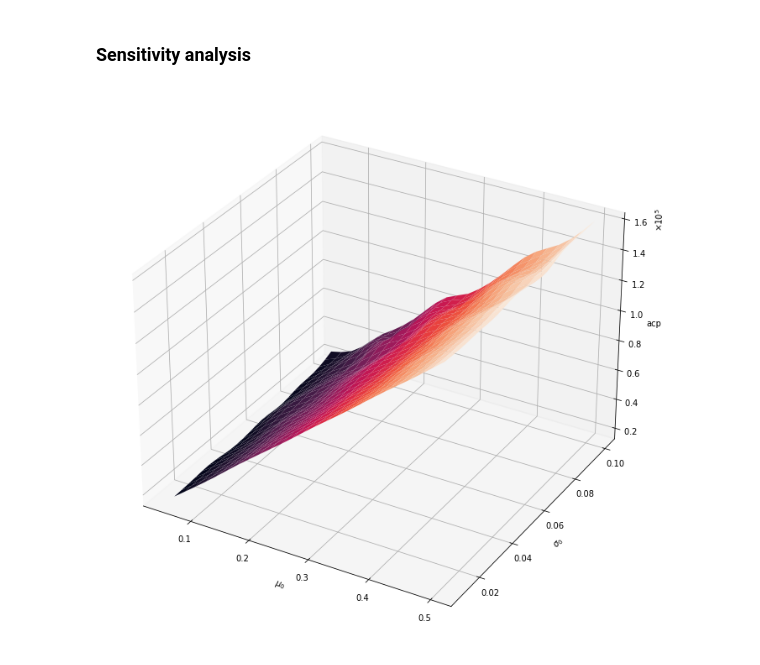
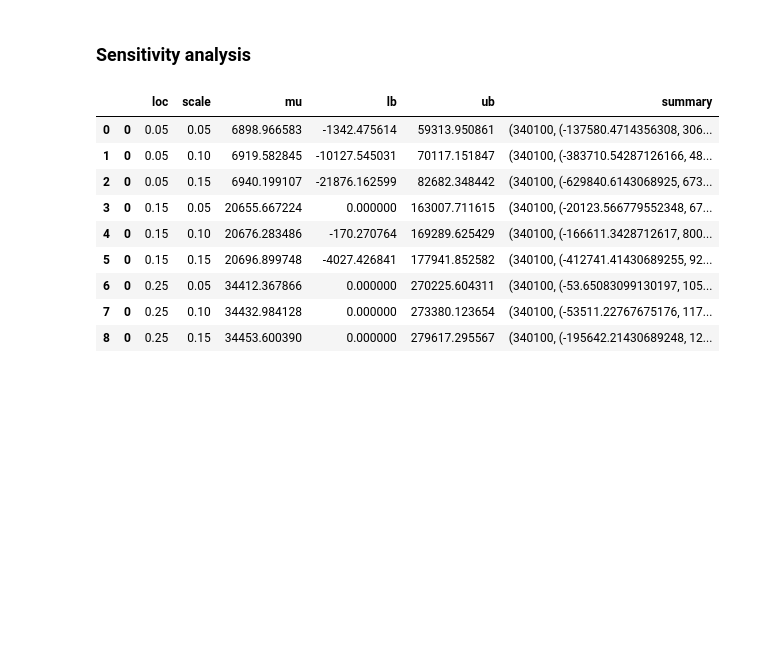
Before and after one commit to fridrichmrtn/churn-modeling, a Jupyter notebook: jupyters/profit-dev.ipynb, the cells around one changed output. Drawn from its saved outputs; the diff is of its cells as text; code cells hidden in the pictures; blank space fills up the shorter version.

```diff
--- a/jupyters/profit-dev.ipynb
+++ b/jupyters/profit-dev.ipynb
@@ -118,15 +132,21 @@ from itertools import product
 import numpy as np
 from multiprocessing import Pool
 
-mu_range = np.linspace(0.05,0.5,10)
-sigma_range = np.linspace(0.01,0.1,10)
+mu_range = [0.05,0.15,0.25]
+sigma_range = [0.05, 0.1, 0.15]
 seed_range = np.random.randint(low=0, high=2**16, size=100)
 
 def para_sacp(params):
     return simulate_acp(purchases,
         params[0], params[1], params[2])
 
-with Pool() as poo:
-    sensitivity_sim = poo.map(para_sacp,
-        product(mu_range, sigma_range, seed_range))
-sensitivity_sim =  pd.concat(sensitivity_sim)
+def get_sim_stats(df):
+    import numpy as np
+    from scipy import stats
+
+    loc = df["loc"].unique()[0]
+    scale = df["scale"].unique()[0]
+    mu =  df["acp"].mean()
+    lb, ub =  np.percentile(df["acp"], q=[2.5, 97.5])
+    ads = stats.describe(df["acp"])
+    return pd.DataFrame([[loc, scale, mu, lb, ub, ads]], columns=["loc","scale","mu","lb","ub","summary"])
@@ -158,4 +152,0 @@ def plot_sensitivity(space):
-# %%
-plot_sensitivity(sensitivity_sim);
-# %% [output]
-[figure, removed]
@@ -168,0 +153,21 @@ plot_sensitivity(sensitivity_sim);
+# %%
+# simulate
+with Pool() as poo:
+    sensitivity_simulation = poo.map(para_sacp,
+        product(mu_range, sigma_range, seed_range))
+sensitivity_simulation =  pd.concat(sensitivity_simulation)
+# get stats
+sensitivity_summary = sensitivity_simulation.groupby(
+    ["loc","scale"], as_index=False).apply(get_sim_stats)
+sensitivity_summary
+# %% [output]
+|  |  | loc | scale | mu | lb | ub | summary |
+| 0 | 0 | 0.05 | 0.05 | 6898.966583 | -1342.475614 | 59313.950861 | (340100, (-137580.4714356308, 306... |
+| 1 | 0 | 0.05 | 0.10 | 6919.582845 | -10127.545031 | 70117.151847 | (340100, (-383710.54287126166, 48... |
+| 2 | 0 | 0.05 | 0.15 | 6940.199107 | -21876.162599 | 82682.348442 | (340100, (-629840.6143068925, 673... |
+| 3 | 0 | 0.15 | 0.05 | 20655.667224 | 0.000000 | 163007.711615 | (340100, (-20123.566779552348, 67... |
+| 4 | 0 | 0.15 | 0.10 | 20676.283486 | -170.270764 | 169289.625429 | (340100, (-166611.3428712617, 800... |
+| 5 | 0 | 0.15 | 0.15 | 20696.899748 | -4027.426841 | 177941.852582 | (340100, (-412741.41430689255, 92... |
+| 6 | 0 | 0.25 | 0.05 | 34412.367866 | 0.000000 | 270225.604311 | (340100, (-53.65083099130197, 105... |
+| 7 | 0 | 0.25 | 0.10 | 34432.984128 | 0.000000 | 273380.123654 | (340100, (-53511.22767675176, 117... |
+| 8 | 0 | 0.25 | 0.15 | 34453.600390 | 0.000000 | 279617.295567 | (340100, (-195642.21430689248, 12... |
```
Also changed, not shown: parts of 6 cells of this notebook.
